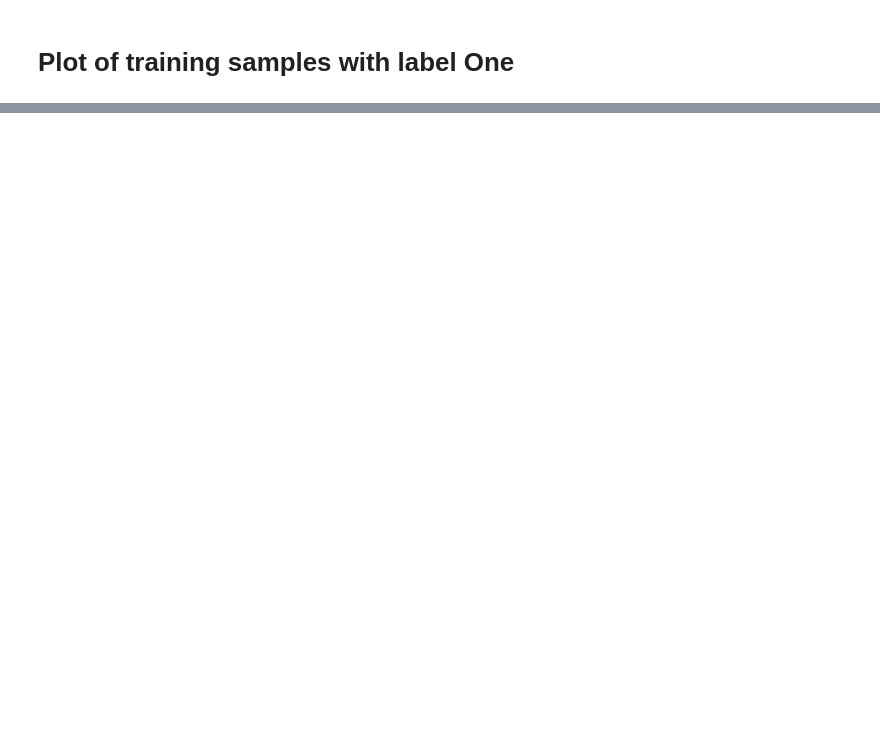
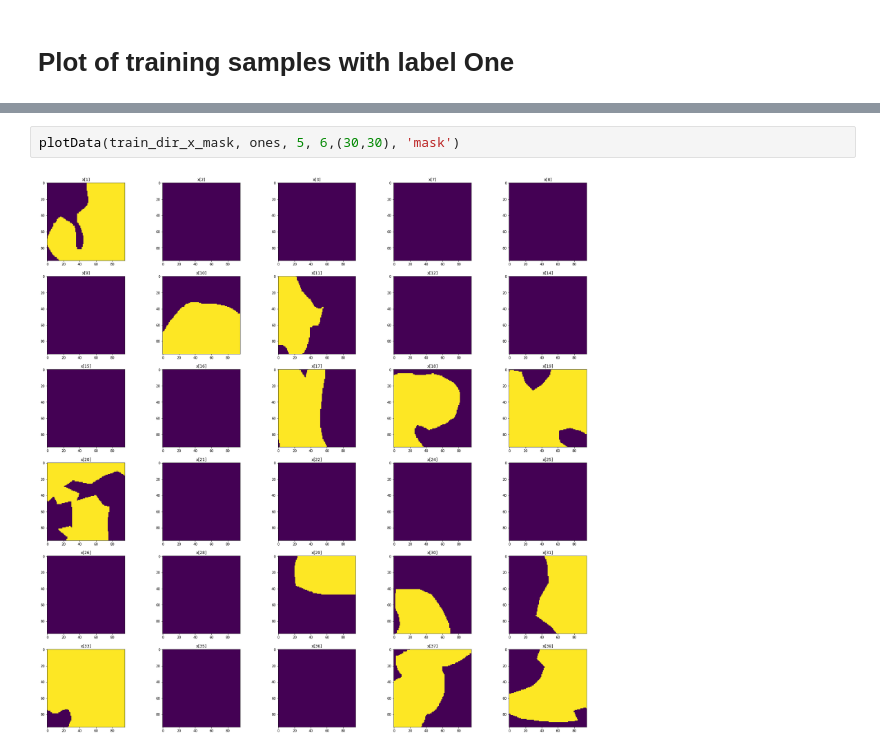
Before and after one commit to KochPJ/Ismi19, a Jupyter notebook: visualize_data.ipynb, the cells around one changed output, grey strips where cells are left out. Drawn from its saved outputs; the diff is of its cells as text; blank space fills up the shorter version.

```diff
--- a/visualize_data.ipynb
+++ b/visualize_data.ipynb
@@ -111,0 +142,4 @@ plotData(data_dir_x, ones, 5, 6,(30,30))
+# %%
+plotData(train_dir_x_mask, ones, 5, 6,(30,30), 'mask')
+# %% [output]
+[figure, added]
```
Also changed, not shown: parts of 8 cells of this notebook, 3 other files.
